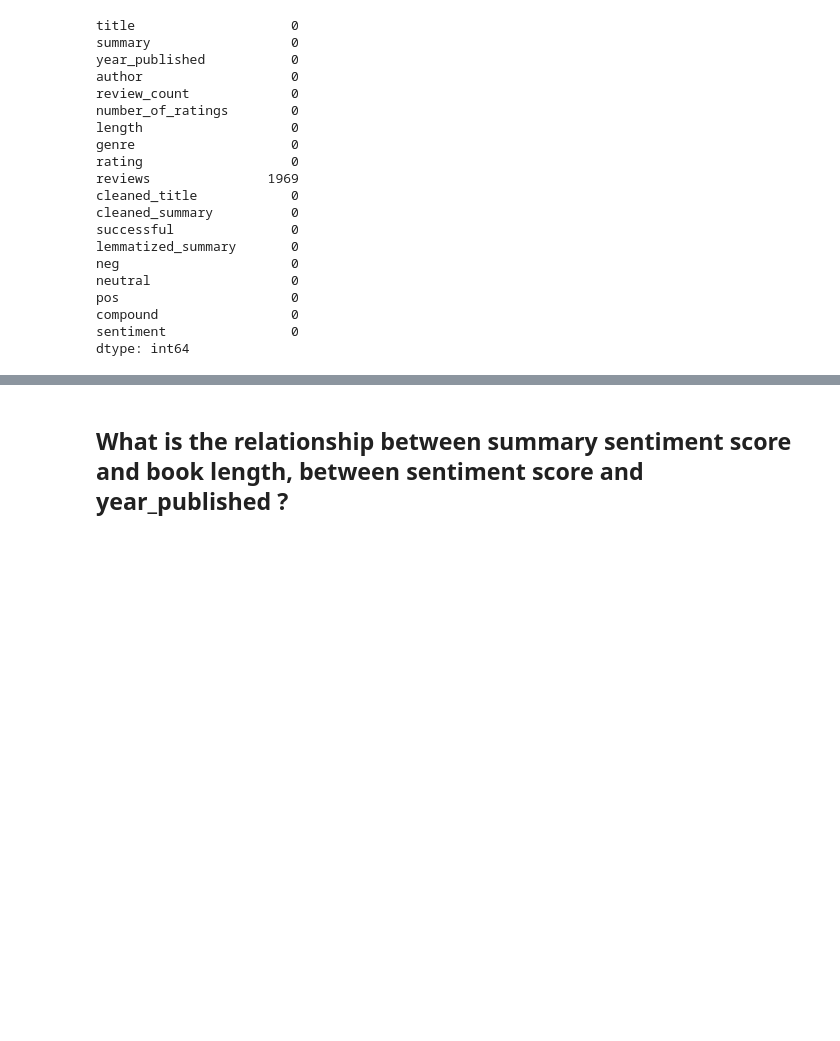
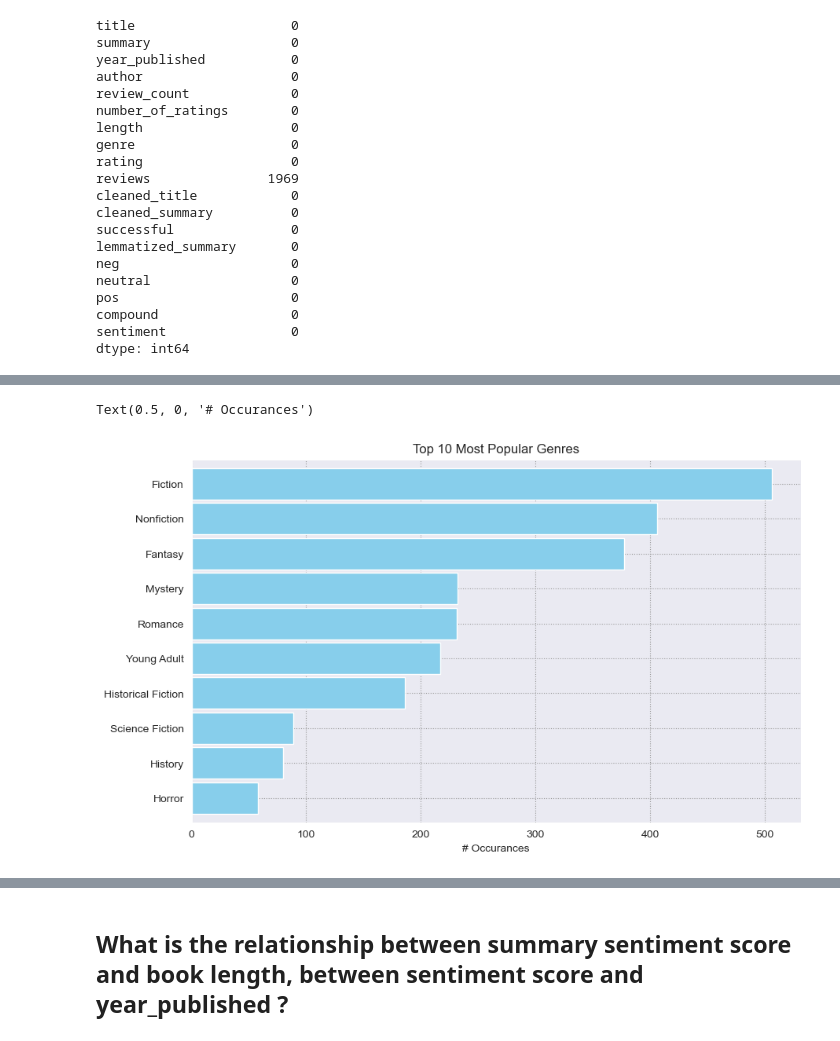
Before and after one commit to Booookkkkkssss/books_main, a Jupyter notebook: shawns_work/prep_and_explore_workbook.ipynb, the cells around one changed output, grey strips where cells are left out. Drawn from its saved outputs; the diff is of its cells as text; code cells hidden in the pictures; blank space fills up the shorter version.

```diff
--- a/shawns_work/prep_and_explore_workbook.ipynb
+++ b/shawns_work/prep_and_explore_workbook.ipynb
@@ -412,0 +461,2 @@ plt.show()
+# %%
+top_ten = train['genre'].value_counts().head(10)
@@ -413,3 +477,17 @@ plt.show()
+# %%
+top_ten.sort_values().plot.barh(color='skyblue', width=.9, figsize=(10, 6))
+
+plt.title('Top 10 Most Popular Genres')
+plt.ylabel('')
+plt.xlabel('# Occurances')
+
+# make the labels pretty
+#ticks, _ = plt.yticks()
+#labels = top_ten.reset_index()['index'].apply(lambda t: t[0] + ' ' + t[1])
+#_ = plt.yticks(ticks, labels)
+# %% [output]
+Text(0.5, 0, '# Occurances')
+[figure, added]
 # %%
 #plt.barplot
 # %%
```
Also changed, not shown: parts of 22 cells of this notebook, 4 other files.
